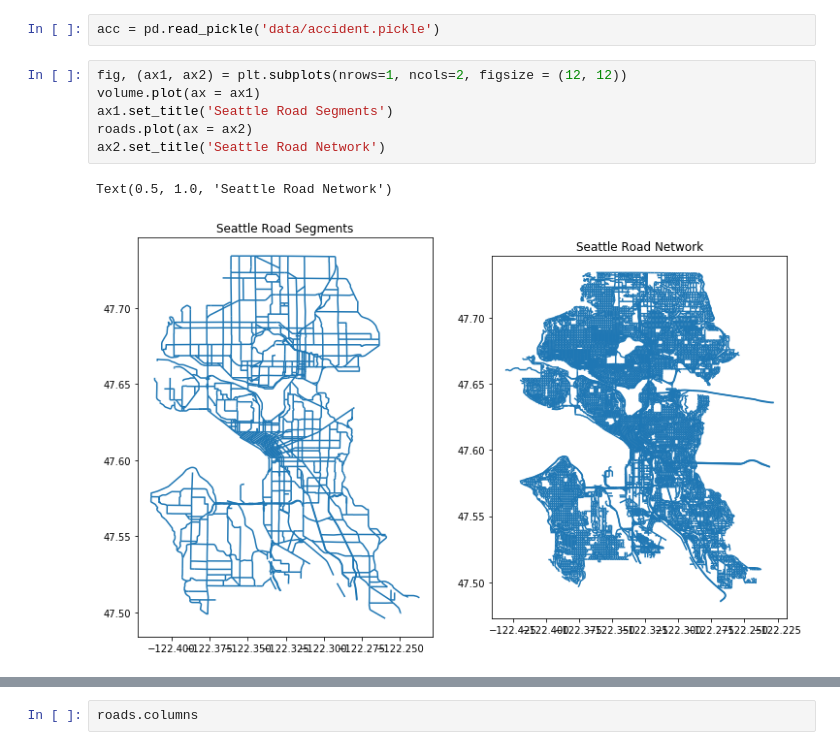
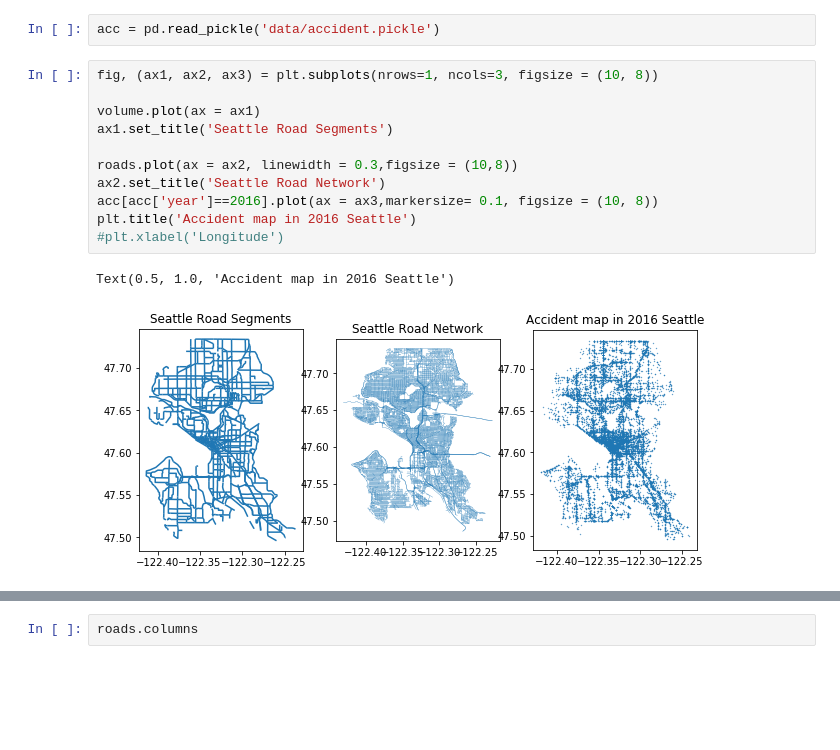
Before and after one commit to gsaidov/capstone, a Jupyter notebook: modeling.ipynb, the cells around one changed output, grey strips where cells are left out. Saved outputs shown, nothing was run; the diff lists cells and outputs as text; blank space fills up the shorter version.

```diff
--- a/modeling.ipynb
+++ b/modeling.ipynb
@@ -28,12 +29,17 @@ volume.rename(columns={'OBJECTID': 'SEGID'},inplace=True)
 # %%
 acc = pd.read_pickle('data/accident.pickle')
 # %%
-fig, (ax1, ax2) = plt.subplots(nrows=1, ncols=2, figsize = (12, 12))
+fig, (ax1, ax2, ax3) = plt.subplots(nrows=1, ncols=3, figsize = (10, 8))
+
 volume.plot(ax = ax1)
 ax1.set_title('Seattle Road Segments')
-roads.plot(ax = ax2)
+
+roads.plot(ax = ax2, linewidth = 0.3,figsize = (10,8))
 ax2.set_title('Seattle Road Network')
+acc[acc['year']==2016].plot(ax = ax3,markersize= 0.1, figsize = (10, 8))
+plt.title('Accident map in 2016 Seattle')
+#plt.xlabel('Longitude')
 # %% [output]
-Text(0.5, 1.0, 'Seattle Road Network')
+Text(0.5, 1.0, 'Accident map in 2016 Seattle')
-[figure, old version]
+[figure, new version]
 # %%
```
Also changed, not shown: parts of 60 cells of this notebook.
